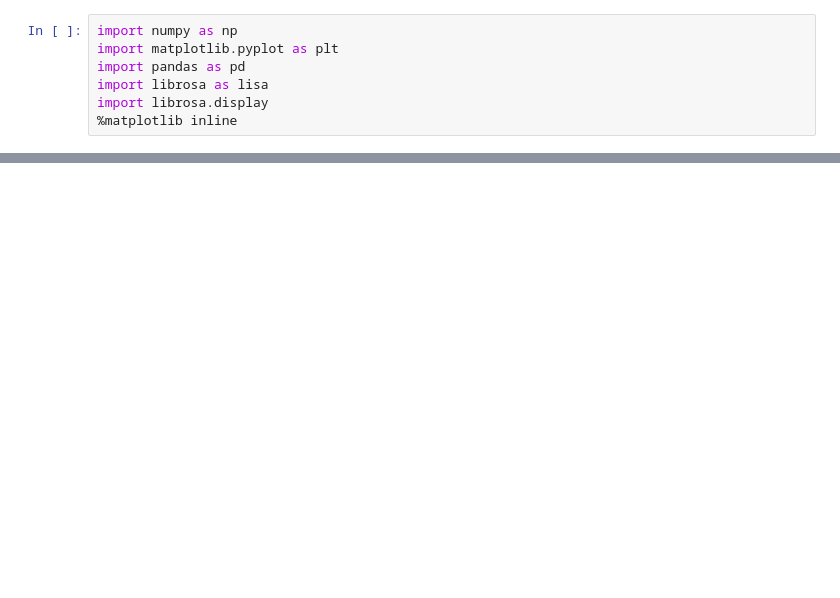
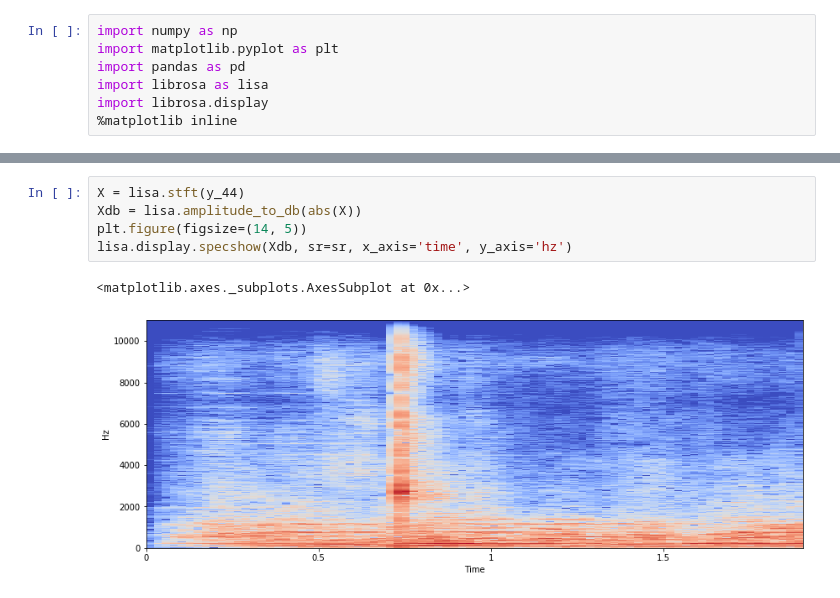
Before and after one commit to Dodant/snap-point, a Jupyter notebook: Sound Preprocessing.ipynb, the cells around one changed output, grey strips where cells are left out. Drawn from its saved outputs; the diff is of its cells as text; blank space fills up the shorter version.

```diff
--- a/Sound Preprocessing.ipynb
+++ b/Sound Preprocessing.ipynb
@@ -59,0 +88,8 @@ print(beat_times)
+# %%
+X = lisa.stft(y_44)
+Xdb = lisa.amplitude_to_db(abs(X))
+plt.figure(figsize=(14, 5))
+lisa.display.specshow(Xdb, sr=sr, x_axis='time', y_axis='hz')
+# %% [output]
+<matplotlib.axes._subplots.AxesSubplot at 0x...>
+[figure, added]
```
Also changed, not shown: parts of 2 cells of this notebook, 2 other files.
